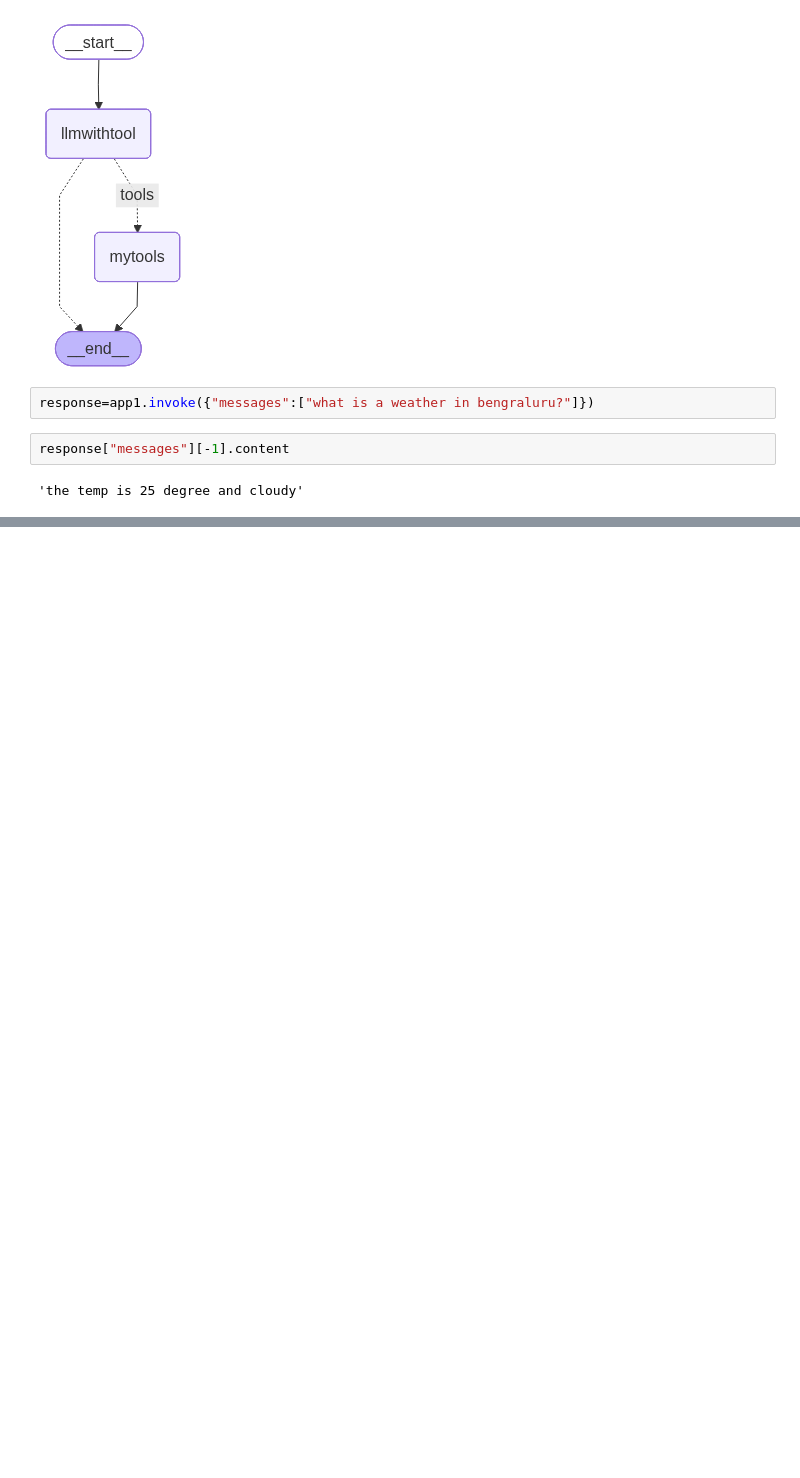
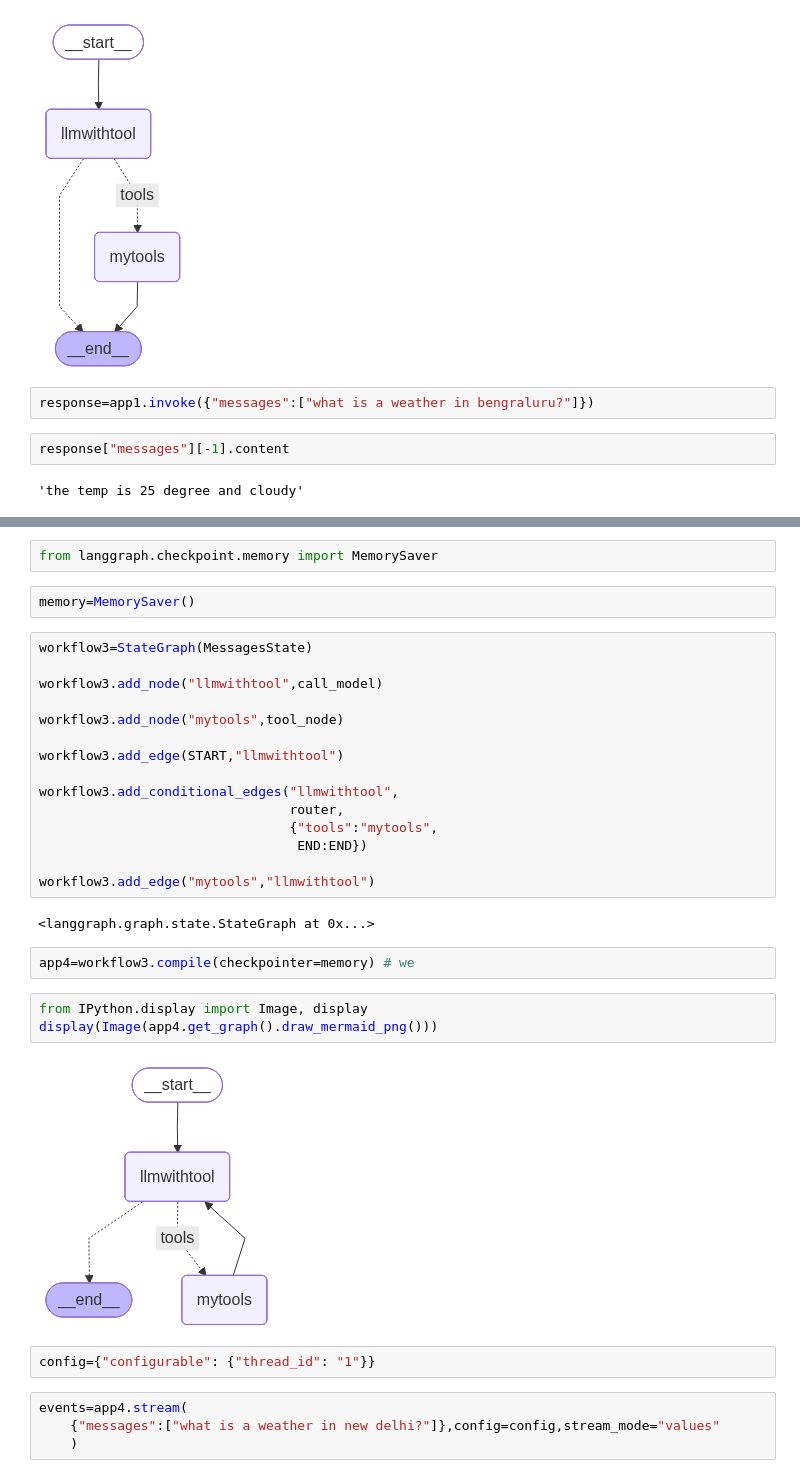
Before and after one commit to champ-sk/Agentic-AI, a Jupyter notebook: 5-LangGraph/langgraph2.ipynb, the cells around one changed output, grey strips where cells are left out. Drawn from its saved outputs; the diff is of its cells as text; blank space fills up the shorter version.

```diff
--- a/5-LangGraph/langgraph2.ipynb
+++ b/5-LangGraph/langgraph2.ipynb
@@ -201,0 +239,34 @@ app1.invoke({"messages":["hi how are you?"]})
+# %%
+from langgraph.checkpoint.memory import MemorySaver
+# %%
+memory=MemorySaver()
+# %%
+workflow3=StateGraph(MessagesState)
+
+workflow3.add_node("llmwithtool",call_model)
+
+workflow3.add_node("mytools",tool_node)
+
+workflow3.add_edge(START,"llmwithtool")
+
+workflow3.add_conditional_edges("llmwithtool",
+                                router,
+                                {"tools":"mytools",
+                                 END:END})
+
+workflow3.add_edge("mytools","llmwithtool")
+# %% [output]
+<langgraph.graph.state.StateGraph at 0x...>
+# %%
+app4=workflow3.compile(checkpointer=memory) # we
+# %%
+from IPython.display import Image, display
+display(Image(app4.get_graph().draw_mermaid_png()))
+# %% [output]
+[figure, added]
+# %%
+config={"configurable": {"thread_id": "1"}}
+# %%
+events=app4.stream(
+    {"messages":["what is a weather in new delhi?"]},config=config,stream_mode="values"
+    )
```
Also changed, not shown: parts of 16 cells of this notebook.
